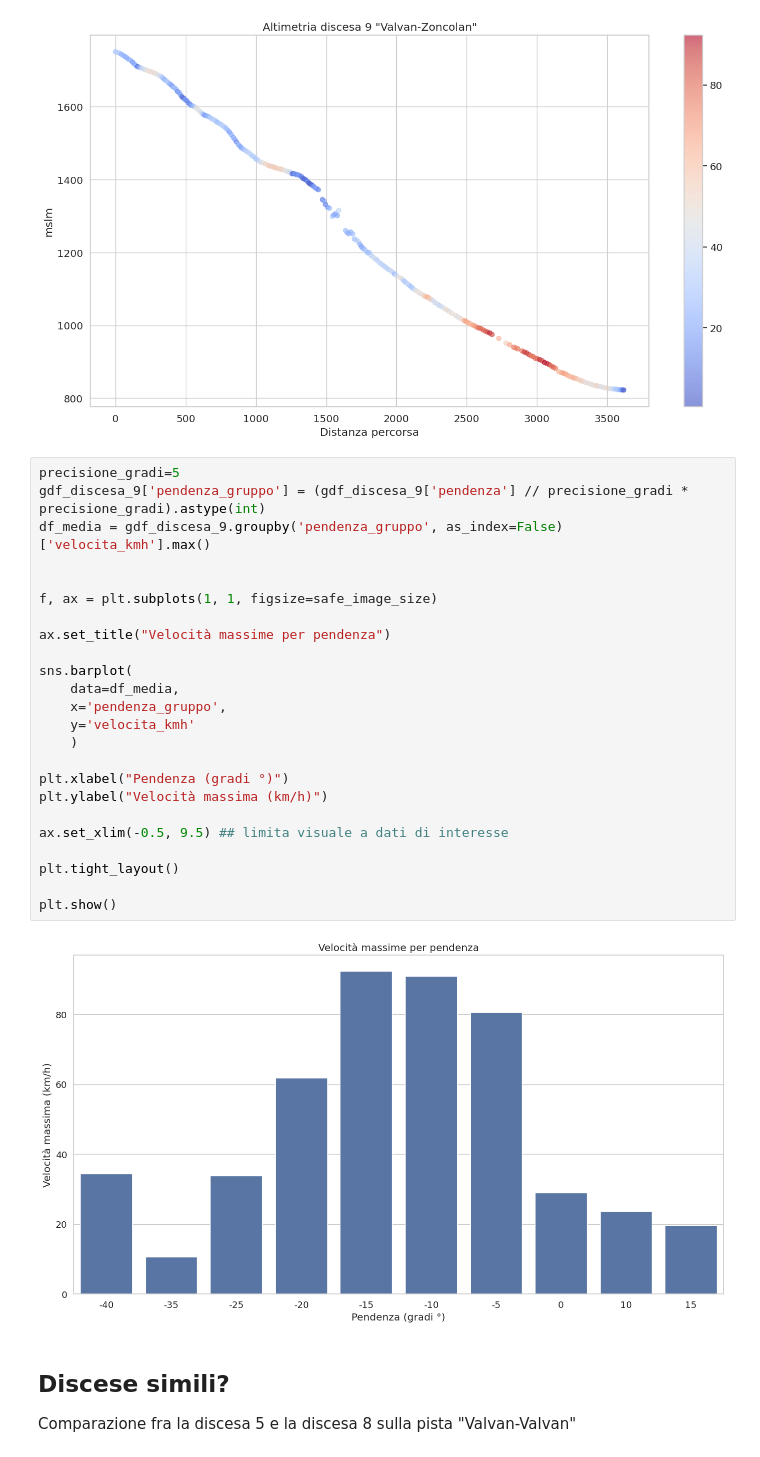
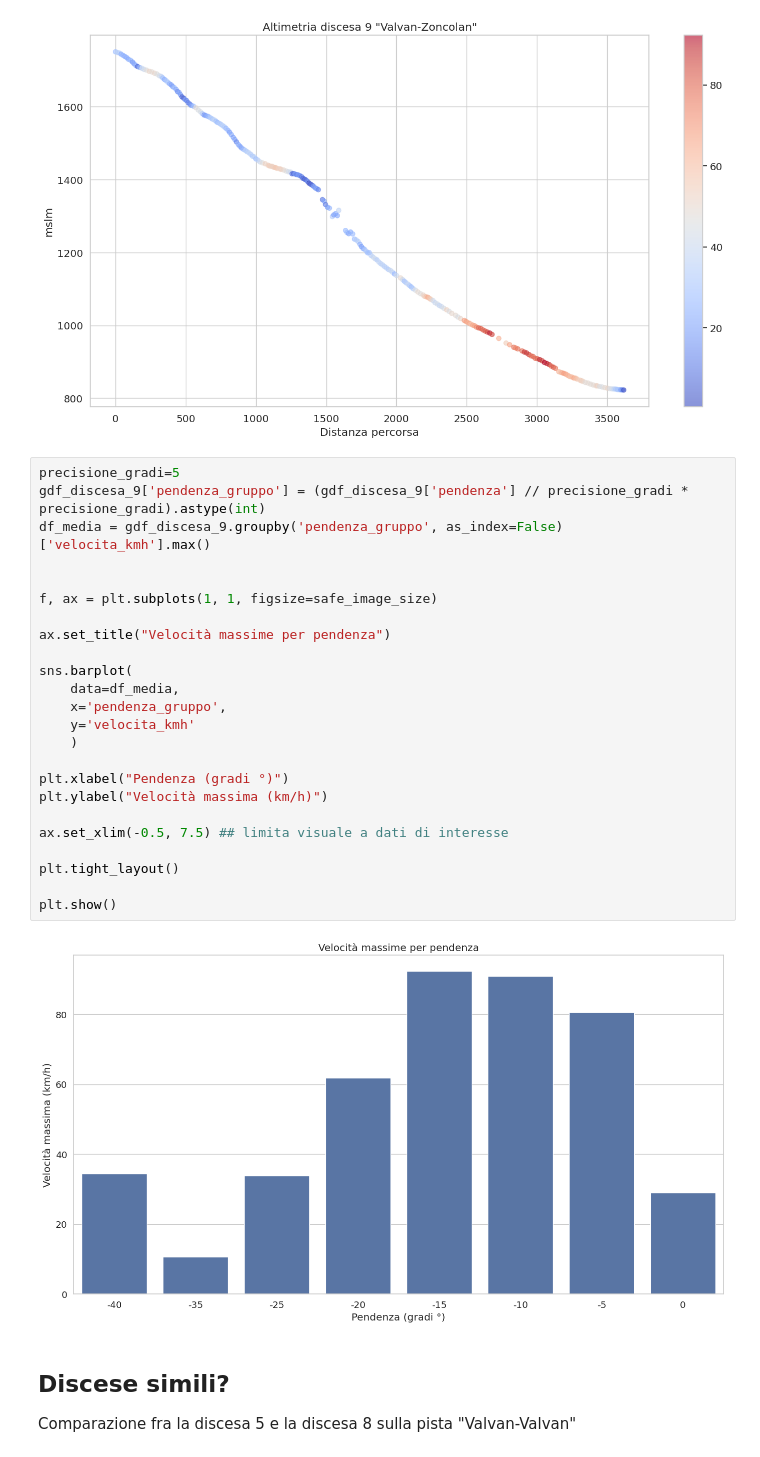
Before and after one commit to thomasmassarutto/DataSlopes, a Jupyter notebook: DataSlopes.ipynb, the cells around one changed output. Cells and saved outputs as stored; diff of their text form.

Commit message:
visualizzazioni grafico velocita massime

```diff
--- a/DataSlopes.ipynb
+++ b/DataSlopes.ipynb
@@ -784,29 +784,29 @@ plt.show()
 # %%
 precisione_gradi=5
 gdf_discesa_9['pendenza_gruppo'] = (gdf_discesa_9['pendenza'] // precisione_gradi * precisione_gradi).astype(int)
 df_media = gdf_discesa_9.groupby('pendenza_gruppo', as_index=False)['velocita_kmh'].max()
 
 
 f, ax = plt.subplots(1, 1, figsize=safe_image_size)
 
 ax.set_title("Velocità massime per pendenza")
 
 sns.barplot(
     data=df_media,
     x='pendenza_gruppo',
     y='velocita_kmh'
     )
 
 plt.xlabel("Pendenza (gradi °)")
 plt.ylabel("Velocità massima (km/h)")
 
-ax.set_xlim(-0.5, 9.5) ## limita visuale a dati di interesse
+ax.set_xlim(-0.5, 7.5) ## limita visuale a dati di interesse
 
 plt.tight_layout()
 
 plt.show()
 # %% [output]
-[figure, old version]
+[figure, new version]
 # %% [markdown]
 ## Discese simili?
 
```
